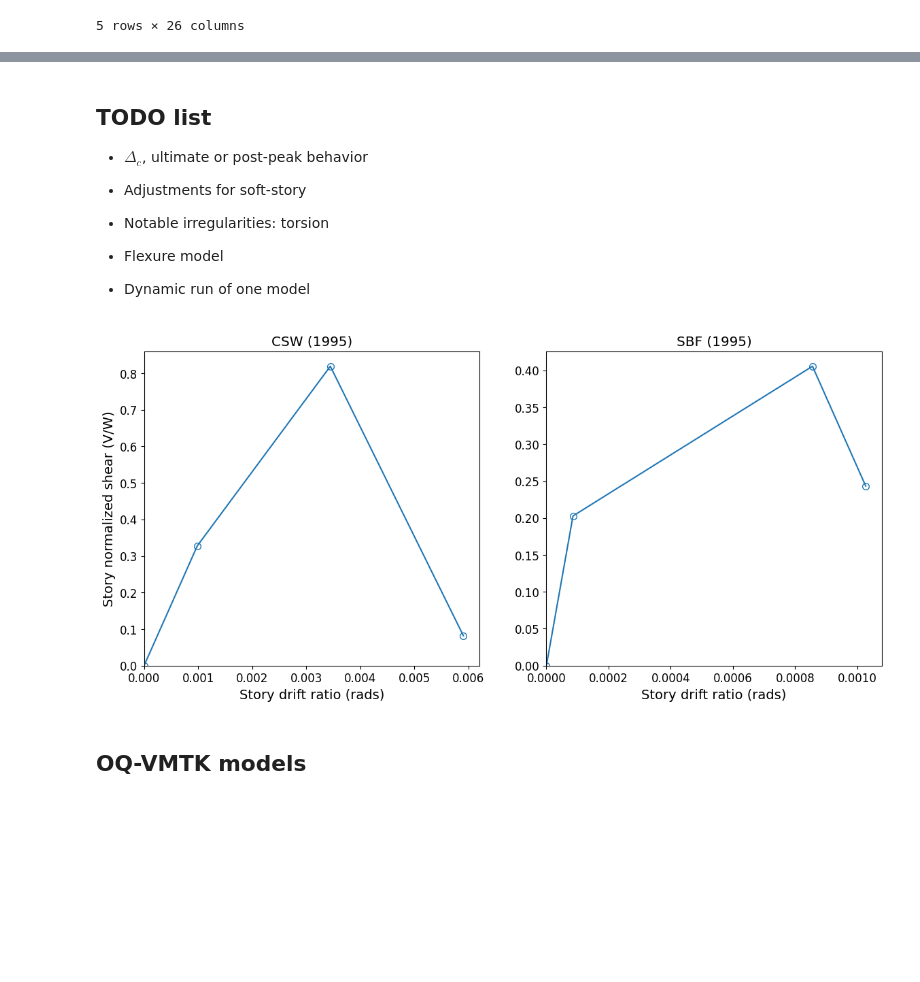
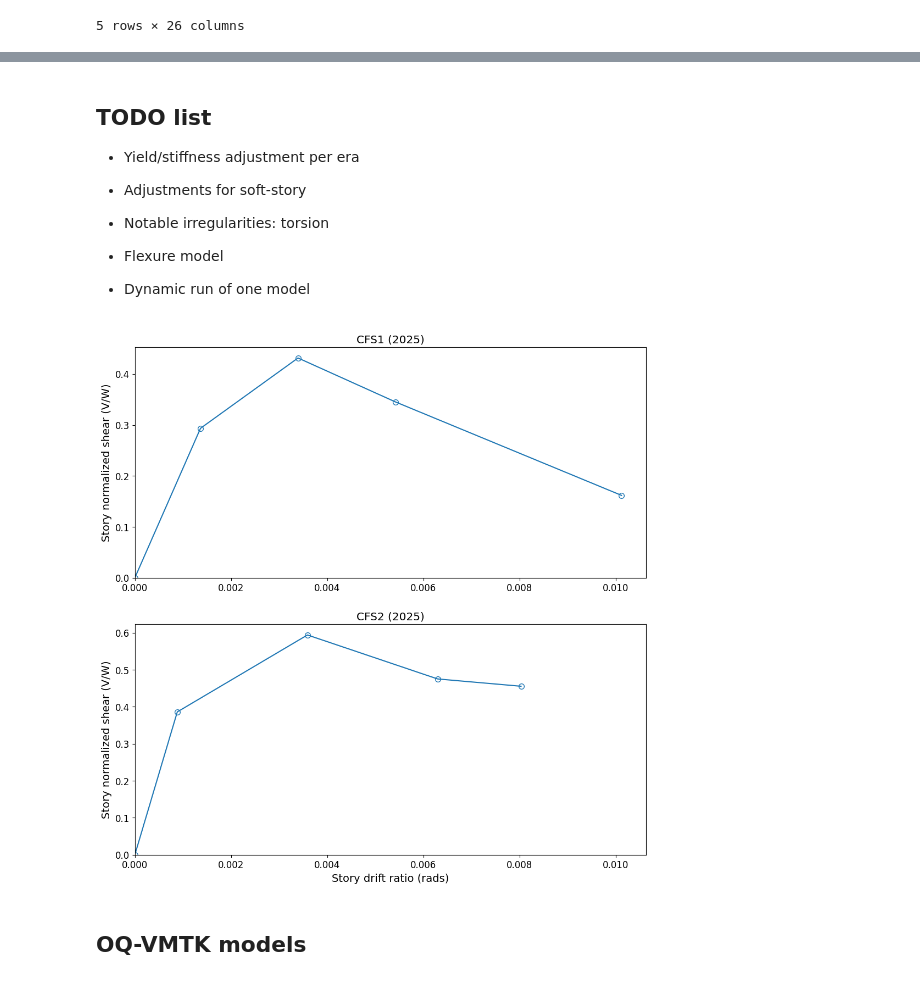
Before and after one commit to hgp297/oq-vmtk, a Jupyter notebook: demos/cov_refm/cov_workshop.ipynb, the cells around one changed output, grey strips where cells are left out. Saved outputs shown, nothing was run; the diff lists cells and outputs as text; code cells hidden in the pictures; blank space fills up the shorter version.

Commit message:
feat: per-system capacity curve
- added framework to separately define capacity curve per-system
- added source data (p-695 studies) for smf, sbf, cfs, slf

```diff
--- a/demos/cov_refm/cov_workshop.ipynb
+++ b/demos/cov_refm/cov_workshop.ipynb
@@ -159,14 +159,14 @@ my_inv
 # %%
 import numpy as np
 code_years = [1941, 1953, 1960, 1965, 1970, 1975, 1977, 1980, 1985, 1990, 1995, 2005, 2010, 2015, 2020, 2025]
-n_stories = 4
+n_stories = 1
 test_df = pd.DataFrame({
     "NBC Code Year (Original Building)": code_years,
     "Description of Seismic Upgrade and Year if Applicable": "",
     "Comprehensive Seismic Upgrade (Y/N)": "",
     "Year Built": code_years,
-    "Seismic Force Resisting System in the North-South Direction": "CMF",
-    "Seismic Force Resisting System in the East-West Direction": "SMF",
+    "Seismic Force Resisting System in the North-South Direction": "CFS1",
+    "Seismic Force Resisting System in the East-West Direction": "CFS2",
     "Building Height (Total Height Above Ground (m) to Roof Slab)": 3.5*n_stories*np.ones(len(code_years)),
     "Floors Above Grade": n_stories * np.ones(len(code_years)),
     "Site Class": "C",
@@ -292,7 +294,7 @@ It should be understood that these are typically for a component level. However,
 # %% [markdown]
 ## TODO list
 
-- $\Delta_c$, ultimate or post-peak behavior
+- Yield/stiffness adjustment per era
 - Adjustments for soft-story
 - Notable irregularities: torsion
 
@@ -301,30 +303,31 @@ It should be understood that these are typically for a component level. However,
 # %%
 import matplotlib.pyplot as plt
 
-my_building = my_inv.iloc[8]
+my_building = tst.iloc[-1]
 
 plt.rcParams['mathtext.default'] = 'regular'
 plt.rcParams['font.size'] = 12
 
-fig, axs = plt.subplots(1, 2, figsize=(14,6))
+fig, axs = plt.subplots(2, 1, figsize=(12,12), sharex=True)
 
 for dir in range(2):
     ax=axs[dir]
 
     for theta_i, V_i in zip(my_building["story_drift_ratio_capacity"][dir],
                         my_building["story_normalized_shear"][dir]):
         theta_i = np.concatenate([[0.0], theta_i])
         V_i = np.concatenate([[0.0], V_i])
         ax.plot(theta_i, V_i, '-o', linewidth=1.5, markerfacecolor='None', markersize=7)
         ax.set_xlim(left=0)
         ax.set_ylim(bottom=0)
         ax.set_title(str(my_building["LFRS"][dir]) + ' (' + str(my_building["effective_nbcc_year"]) + ')')
 
-    if dir == 0:
-        ax.set_ylabel(r'Story normalized shear (V/W)', fontsize=14)
-    ax.set_xlabel(r'Story drift ratio (rads)', fontsize=14)
+    if dir == 1:
+        ax.set_xlabel(r'Story drift ratio (rads)', fontsize=14)
+    ax.set_ylabel(r'Story normalized shear (V/W)', fontsize=14)
+    ax.tick_params(axis='x', labelbottom=True)
 # %% [output]
-[figure, old version]
+[figure, new version]
 # %% [markdown]
 ## OQ-VMTK models
 # %% [markdown]
```
Also changed, not shown: parts of 6 cells of this notebook, 3 other files.
